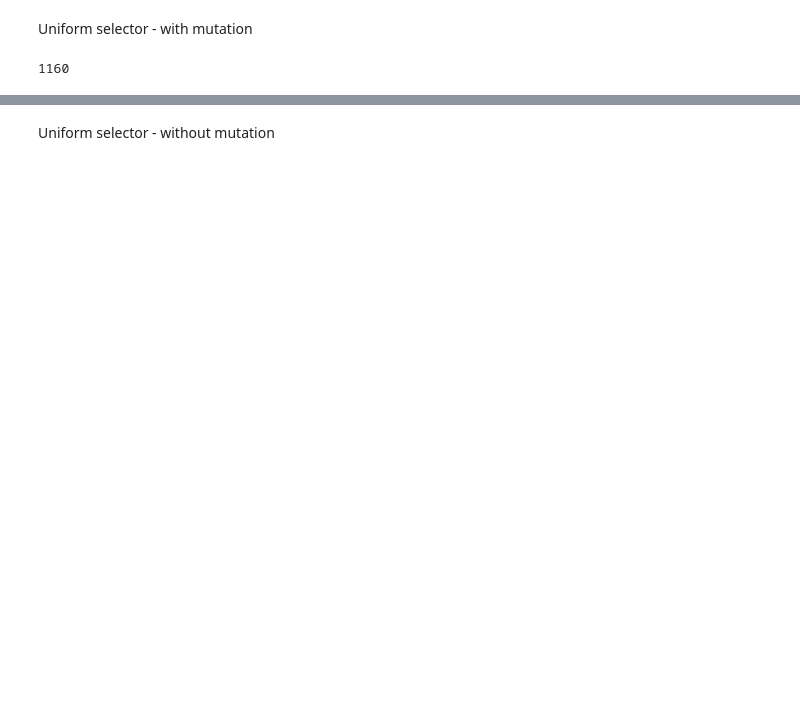
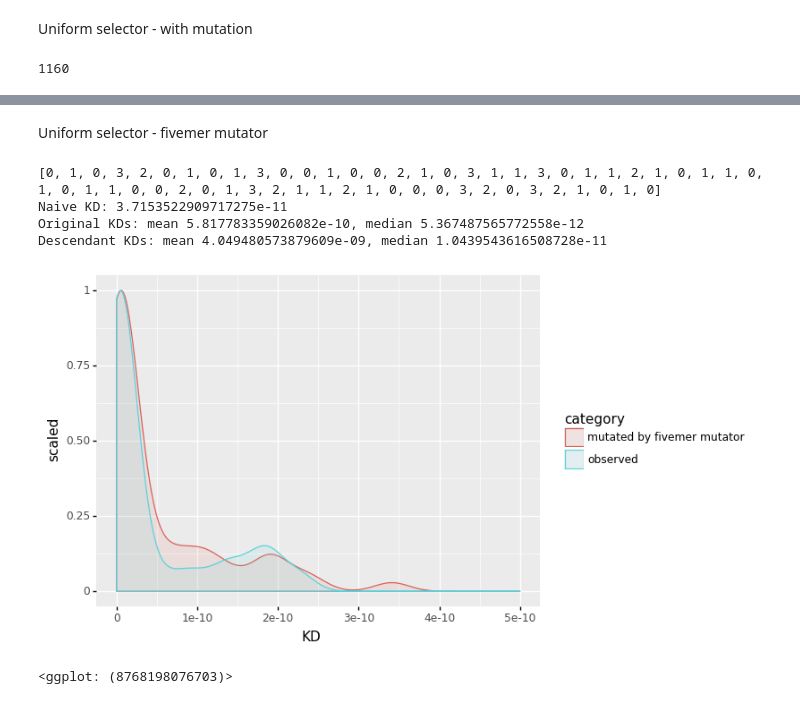
Before and after one commit to matsengrp/gcdyn, a Jupyter notebook: notebooks/models_of_t_cell_help.ipynb, the cells around one changed output, grey strips where cells are left out. Saved outputs shown, nothing was run; the diff lists cells and outputs as text; code cells hidden in the pictures; blank space fills up the shorter version.

```diff
--- a/notebooks/models_of_t_cell_help.ipynb
+++ b/notebooks/models_of_t_cell_help.ipynb
@@ -293,2 +308,37 @@ Descendant KDs: mean 4.8168504859414154e-08, median 1.02588234898791e-11
 # %% [markdown]
-Uniform selector - without mutation
+Uniform selector - fivemer mutator
+# %%
+mutated_seqs = []
+for seq in seqs:
+    mutated_seqs.append(fivemer_mutator.mutate(seq, 1))
+
+mutated_seq_KDs = phenotype.calculate_KD(mutated_seqs)
+hamming_dists = []
+for i in range(len(seqs)):
+    hamming_dists.append(
+        sum(
+            seq_nt != mut_seq_nt for seq_nt, mut_seq_nt in zip(seqs[i], mutated_seqs[i])
+        )
+    )
+print(hamming_dists)
+cats = ["observed"] * len(KDs)
+cats.extend(["mutated by fivemer mutator"] * len(mutated_seq_KDs))
+mutated_all_KDs = KDs + mutated_seq_KDs
+mutated_KD_df = pd.DataFrame({"KD": mutated_all_KDs, "category": cats})
+print(f"Naive KD: {10 ** (-10.43)}")
+print(f"Original KDs: mean {mean(KDs)}, median {median(KDs)}")
+print(
+    f"Descendant KDs: mean { mean(mutated_seq_KDs)}, median {median(mutated_seq_KDs)}"
+)
+(
+    ggplot(mutated_KD_df, aes(x="KD", color="category", fill="category"))
+    + geom_density(aes(y=after_stat("scaled")), alpha=0.1)
+    + xlim(0, 0.5 * 10 ** (-9))
+)
+# %% [output]
+[0, 1, 0, 3, 2, 0, 1, 0, 1, 3, 0, 0, 1, 0, 0, 2, 1, 0, 3, 1, 1, 3, 0, 1, 1, 2, 1, 0, 1, 1, 0, 1, 0, 1, 1, 0, 0, 2, 0, 1, 3, 2, 1, 1, 2, 1, 0, 0, 0, 3, 2, 0, 3, 2, 1, 0, 1, 0]
+Naive KD: 3.7153522909717275e-11
+Original KDs: mean 5.817783359026082e-10, median 5.367487565772558e-12
+Descendant KDs: mean 4.049480573879609e-09, median 1.0439543616508728e-11
+[figure, added]
+<ggplot: (8768198076703)>
```
Also changed, not shown: parts of 18 cells of this notebook, 6 other files.
